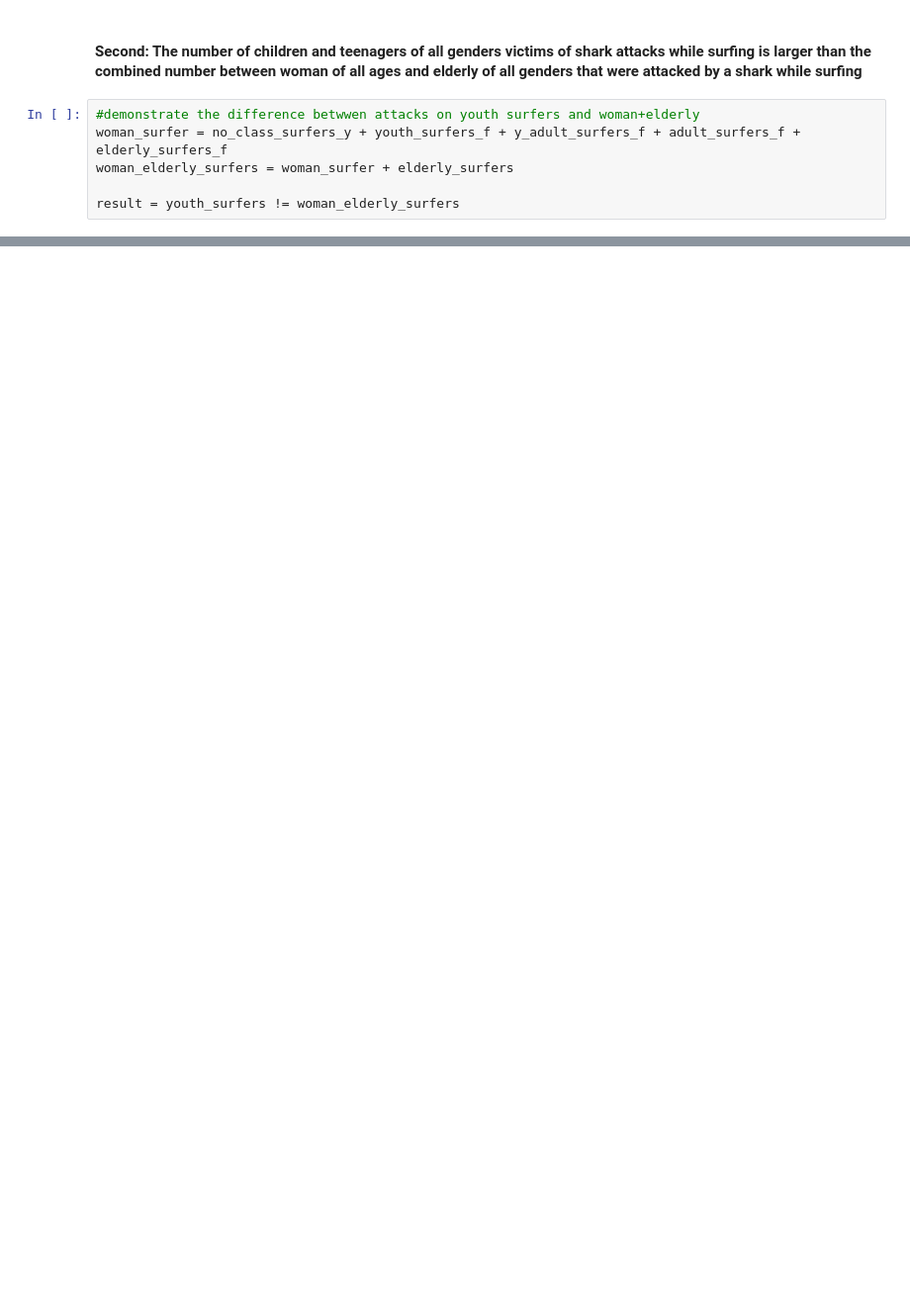
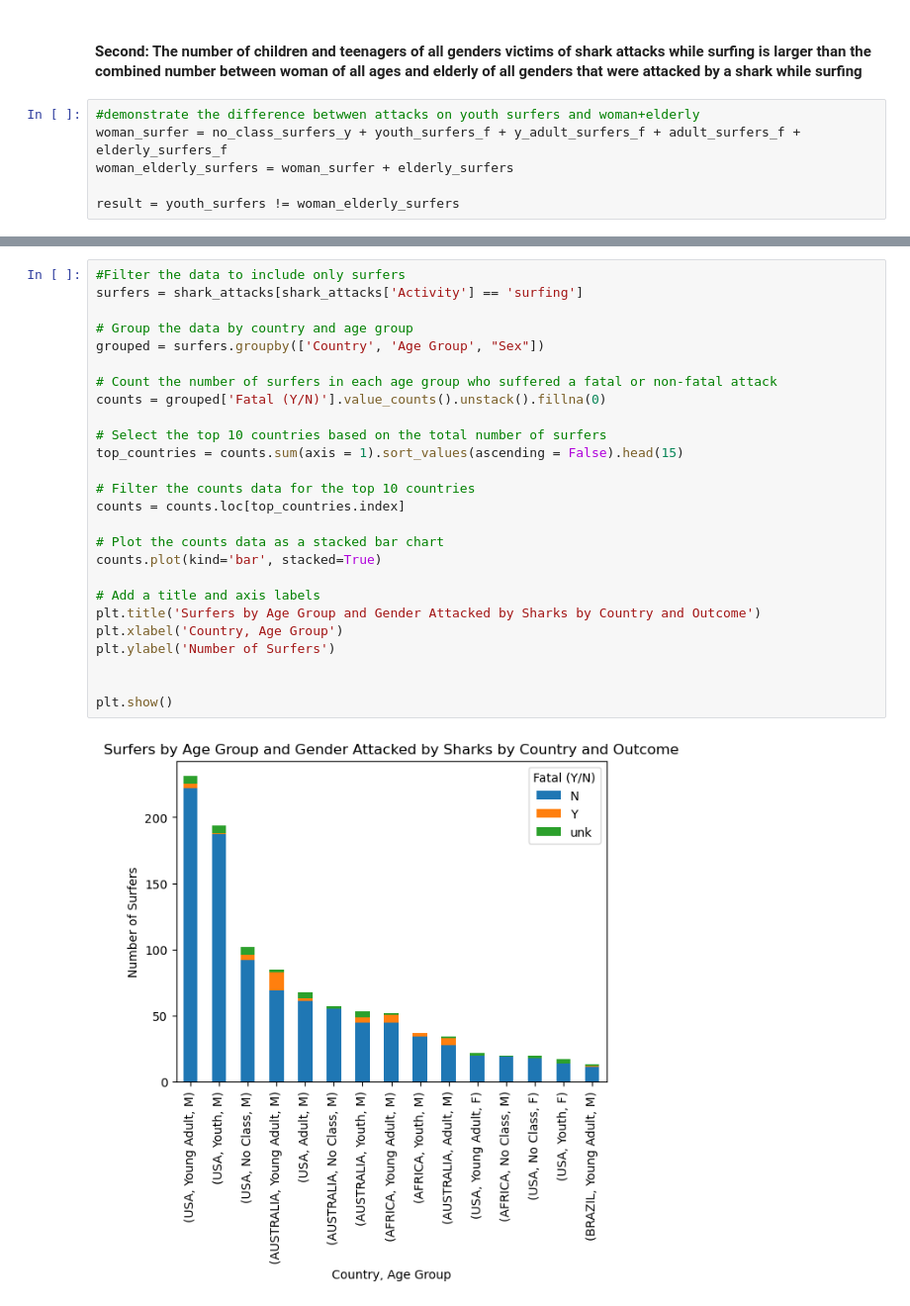
Before and after one commit to Wallace30Rocha/Shark-Attack, a Jupyter notebook: Data_Cleaning_Shark_Attack_WR.ipynb, the cells around one changed output, grey strips where cells are left out. Shown at 99% size. Cells and saved outputs as stored; diff of their text form; blank space fills up the shorter version.

```diff
--- a/Data_Cleaning_Shark_Attack_WR.ipynb
+++ b/Data_Cleaning_Shark_Attack_WR.ipynb
@@ -326,0 +666,28 @@ print(f'\nThe results shows that my second hypothesis - The number of children a
+# %%
+#Filter the data to include only surfers
+surfers = shark_attacks[shark_attacks['Activity'] == 'surfing']
+
+# Group the data by country and age group
+grouped = surfers.groupby(['Country', 'Age Group', "Sex"])
+
+# Count the number of surfers in each age group who suffered a fatal or non-fatal attack
+counts = grouped['Fatal (Y/N)'].value_counts().unstack().fillna(0)
+
+# Select the top 10 countries based on the total number of surfers
+top_countries = counts.sum(axis = 1).sort_values(ascending = False).head(15)
+
+# Filter the counts data for the top 10 countries
+counts = counts.loc[top_countries.index]
+
+# Plot the counts data as a stacked bar chart
+counts.plot(kind='bar', stacked=True)
+
+# Add a title and axis labels
+plt.title('Surfers by Age Group and Gender Attacked by Sharks by Country and Outcome')
+plt.xlabel('Country, Age Group')
+plt.ylabel('Number of Surfers')
+
+
+plt.show()
+# %% [output]
+[figure, added]
```
Also changed, not shown: parts of 36 cells of this notebook, 3 other files.
